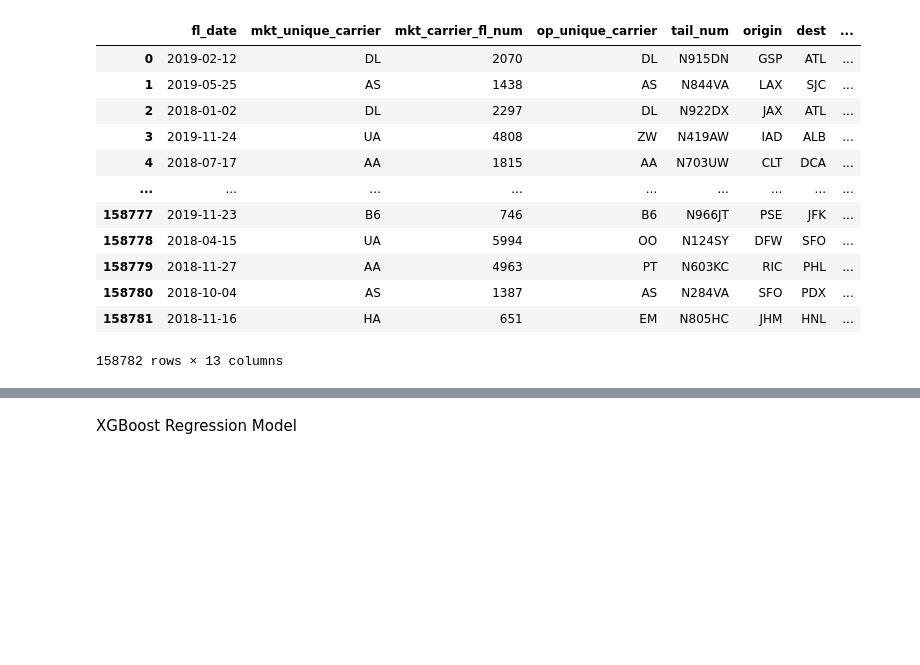
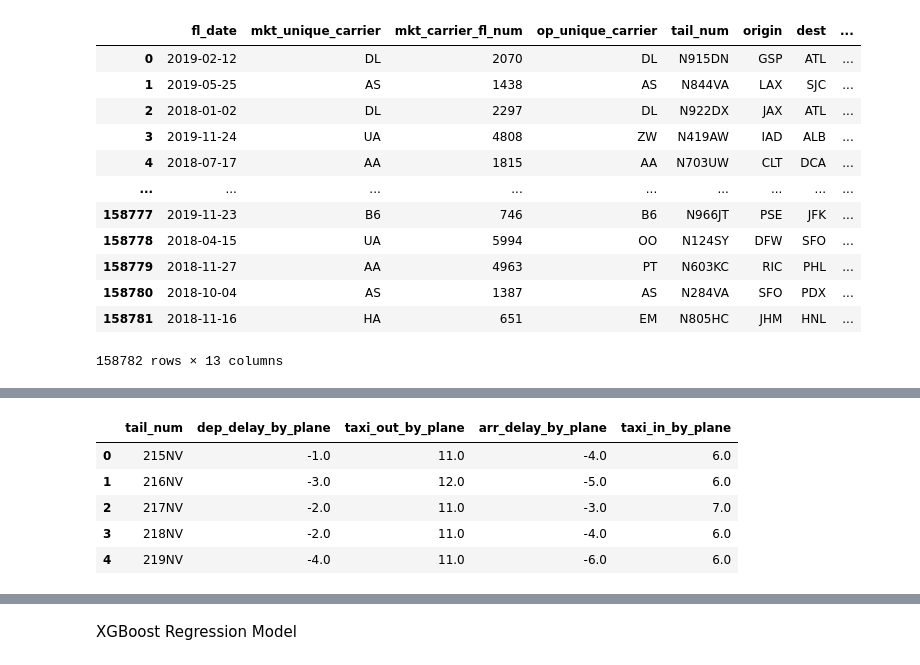
Before and after one commit to ucheokechukwu/-Airflight-Delays-Classification-and-Regression-Machine-Learning, a Jupyter notebook: Modeling/XGBoost_AW.ipynb, the cells around one changed output, grey strips where cells are left out. Drawn from its saved outputs; the diff is of its cells as text; code cells hidden in the pictures; blank space fills up the shorter version.

```diff
--- a/Modeling/XGBoost_AW.ipynb
+++ b/Modeling/XGBoost_AW.ipynb
@@ -65 +140,14 @@ daily_departures = pd.read_csv('data/num_departures_daily.csv')
+# %%
+#tailnumber info - unused
+tailnum_df = pd.read_csv('data/features_tailnum_delay_taxi_median_params.csv')
+tailnum_df = tailnum_df.rename(columns={'dep_delay':'dep_delay_by_plane','taxi_out':'taxi_out_by_plane','arr_delay':'arr_delay_by_plane','taxi_in':'taxi_in_by_plane'})
+# %%
+tailnum_df.head()
+# %% [output]
+|  | tail_num | dep_delay_by_plane | taxi_out_by_plane | arr_delay_by_plane | taxi_in_by_plane |
+| 0 | 215NV | -1.0 | 11.0 | -4.0 | 6.0 |
+| 1 | 216NV | -3.0 | 12.0 | -5.0 | 6.0 |
+| 2 | 217NV | -2.0 | 11.0 | -3.0 | 7.0 |
+| 3 | 218NV | -2.0 | 11.0 | -4.0 | 6.0 |
+| 4 | 219NV | -4.0 | 11.0 | -6.0 | 6.0 |
 # %%
```
Also changed, not shown: parts of 32 cells of this notebook.
